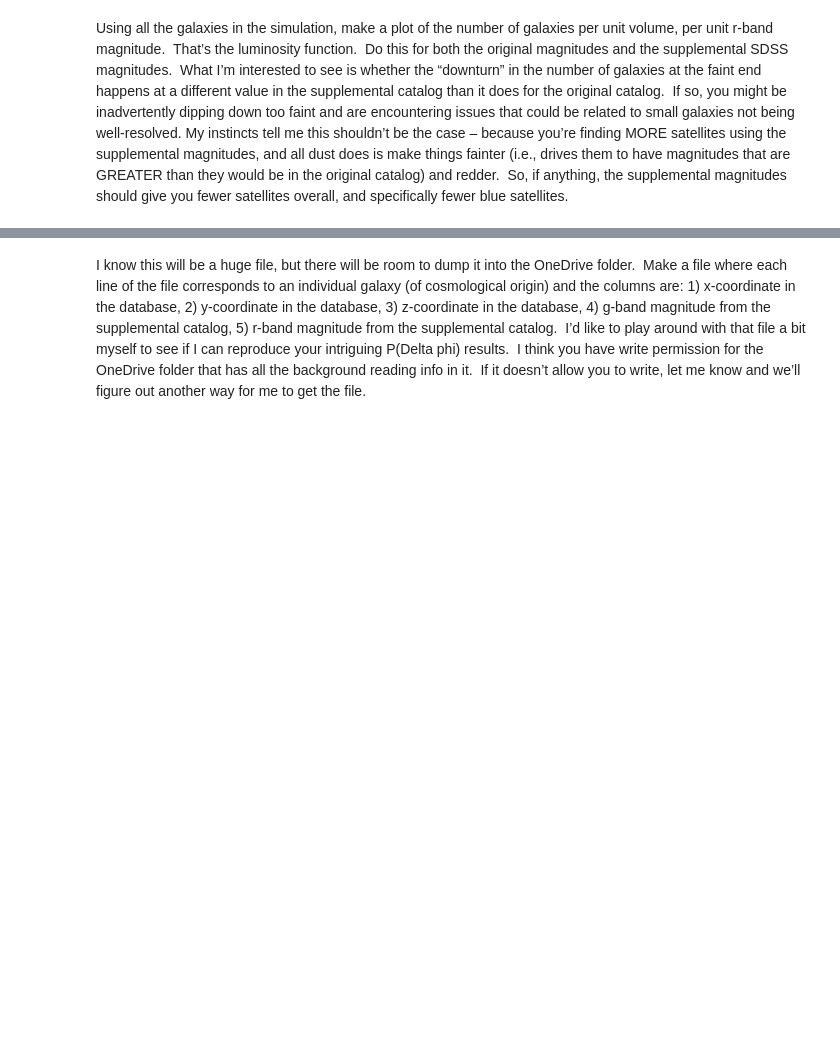
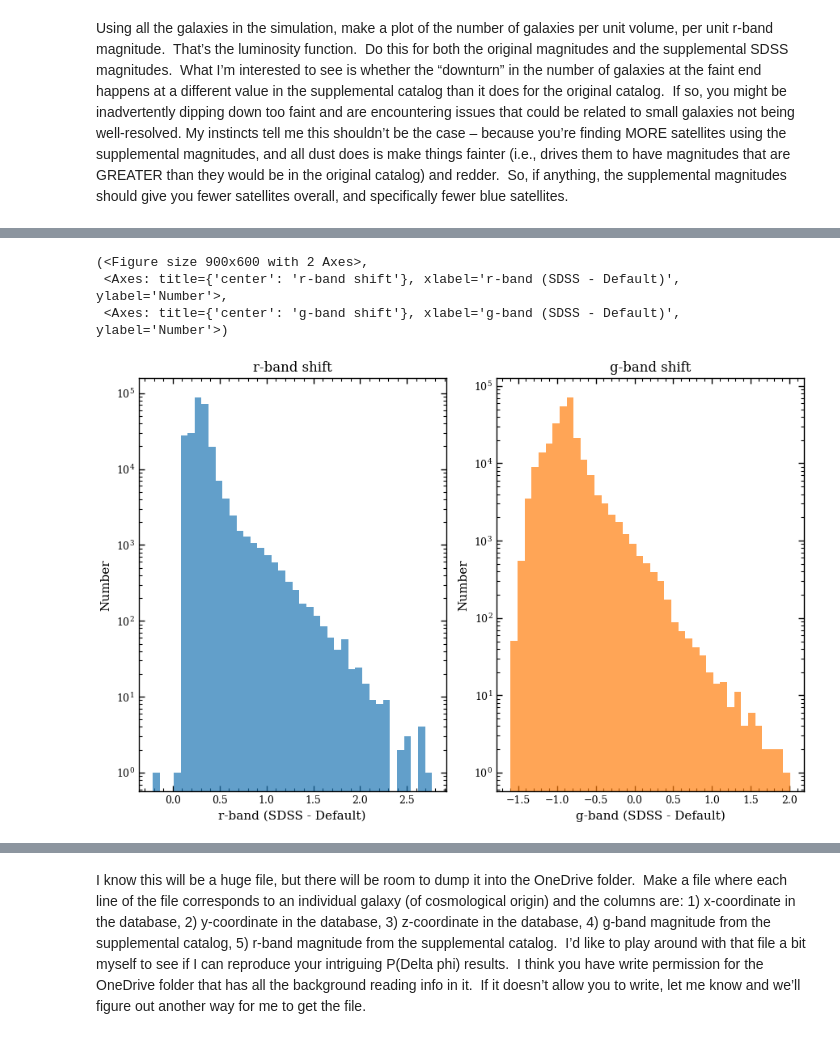
Before and after one commit to poulinal/sat-lopsidedness, a Jupyter notebook: src/myproject/redshiftGalaxyGroup copy 3.ipynb, the cells around one changed output, grey strips where cells are left out. Saved outputs shown, nothing was run; the diff lists cells and outputs as text; code cells hidden in the pictures; blank space fills up the shorter version.

```diff
--- a/src/myproject/redshiftGalaxyGroup copy 3.ipynb
+++ b/src/myproject/redshiftGalaxyGroup copy 3.ipynb
@@ -24,0 +110,43 @@ Using all the galaxies in the simulation, make a plot of the number of galaxies
+# %%
+# see hist of how much a galaxies r and g band have shifted
+def plot_shift_in_band(list_gg_sdss:ListGalaxyGroup, list_gg_default:ListGalaxyGroup, label=None, color=None):
+    rmagSDSS = []
+    gmagSDSS = []
+    for gg in list_gg_sdss.getAllGalaxyGroups():
+        for galaxy in gg.getSubhalos():
+            rmagSDSS.append(galaxy.getRbandMagnitude())
+            gmagSDSS.append(galaxy.getGbandMagnitude())
+    rmagDefault = []
+    gmagDefault = []
+    for gg in list_gg_default.getAllGalaxyGroups():
+        for galaxy in gg.getSubhalos():
+            rmagDefault.append(galaxy.getDefaultRbandMagnitude())
+            gmagDefault.append(galaxy.getDefaultGbandMagnitude())
+
+    fig, (ax1, ax2) = plt.subplots(ncols=2, figsize=(9,6))
+    # plot histograms of the shifts
+    rshift = np.array(rmagSDSS) - np.array(rmagDefault)
+    gshift = np.array(gmagSDSS) - np.array(gmagDefault)
+
+    ax1.hist(rshift, bins=40, color=color or 'C0', alpha=0.7)
+    ax1.set_xlabel('r-band (SDSS - Default)')
+    ax1.set_ylabel('Number')
+    ax1.set_title('r-band shift')
+    ax1.set_yscale('log')
+
+    ax2.hist(gshift, bins=40, color=color or 'C1', alpha=0.7)
+    ax2.set_xlabel('g-band (SDSS - Default)')
+    ax2.set_ylabel('Number')
+    ax2.set_title('g-band shift')
+    ax2.set_yscale('log')
+
+    fig.tight_layout()
+    return fig, ax1, ax2
+#for all galaxies
+plot_shift_in_band(list_gg_sdss=galaxyAnalysisSDSS.loaded_list_of_galaxy_groupsRaw, list_gg_default=galaxyAnalysisDefault.loaded_list_of_galaxy_groupsRaw)
+#for cluster galaxies
+# %% [output]
+(<Figure size 900x600 with 2 Axes>,
+ <Axes: title={'center': 'r-band shift'}, xlabel='r-band (SDSS - Default)', ylabel='Number'>,
+ <Axes: title={'center': 'g-band shift'}, xlabel='g-band (SDSS - Default)', ylabel='Number'>)
+[figure, added]
```
Also changed, not shown: parts of 20 cells of this notebook, 10 other files.
